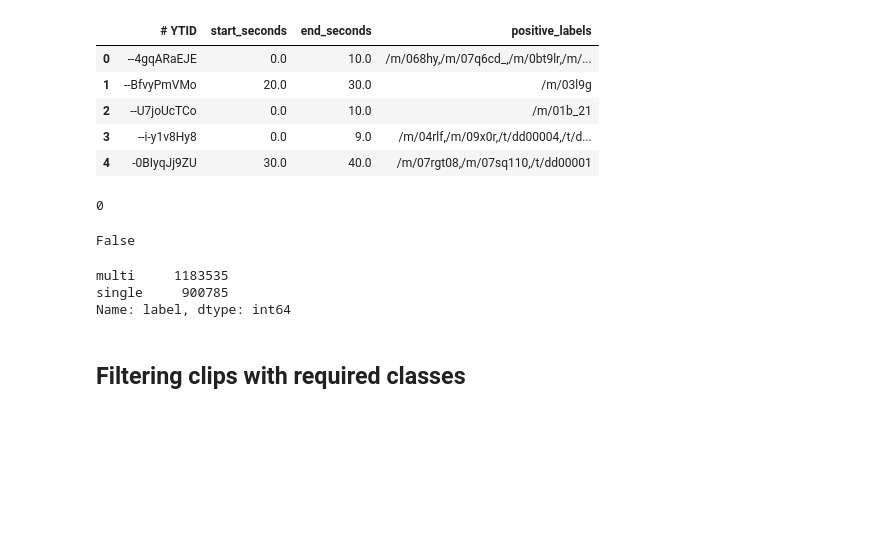
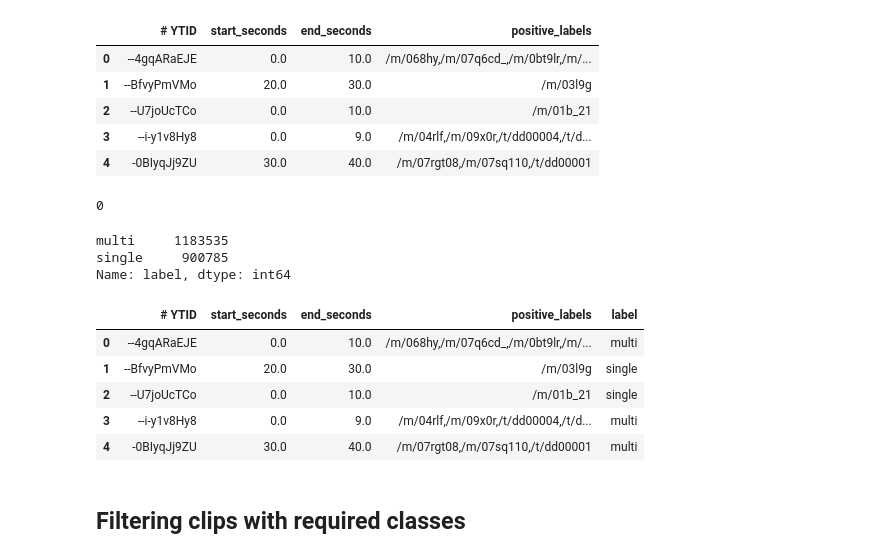
Before and after one commit to sramirez/FeuerFreiKiller, a Jupyter notebook: notebooks/data_extraction.ipynb, the cells around one changed output. Cells and saved outputs as stored; diff of their text form; code cells hidden in the pictures; blank space fills up the shorter version.

```diff
--- a/notebooks/data_extraction.ipynb
+++ b/notebooks/data_extraction.ipynb
@@ -95,10 +95,6 @@ df.head()
 df.duplicated().sum()
 # %% [output]
 0
-# %%
-df.shape[0] == 2042985 + 22176 + 20383
-# %% [output]
-False
 # %%
 df['label'] = df.positive_labels.map(lambda x: 'single' if len(x.split(',')) == 1 else 'multi')
 print(df.label.value_counts())
@@ -106,6 +102,15 @@ print(df.label.value_counts())
 multi     1183535
 single     900785
 Name: label, dtype: int64
+# %%
+df.head()
+# %% [output]
+|  | # YTID | start_seconds | end_seconds | positive_labels | label |
+| 0 | --4gqARaEJE | 0.0 | 10.0 | /m/068hy,/m/07q6cd_,/m/0bt9lr,/m/... | multi |
+| 1 | --BfvyPmVMo | 20.0 | 30.0 | /m/03l9g | single |
+| 2 | --U7joUcTCo | 0.0 | 10.0 | /m/01b_21 | single |
+| 3 | --i-y1v8Hy8 | 0.0 | 9.0 | /m/04rlf,/m/09x0r,/t/dd00004,/t/d... | multi |
+| 4 | -0BIyqJj9ZU | 30.0 | 40.0 | /m/07rgt08,/m/07sq110,/t/dd00001 | multi |
 # %% [markdown]
 ## Filtering clips with required classes
 # %%
```
Also changed, not shown: parts of 17 cells of this notebook, 2 other files.
